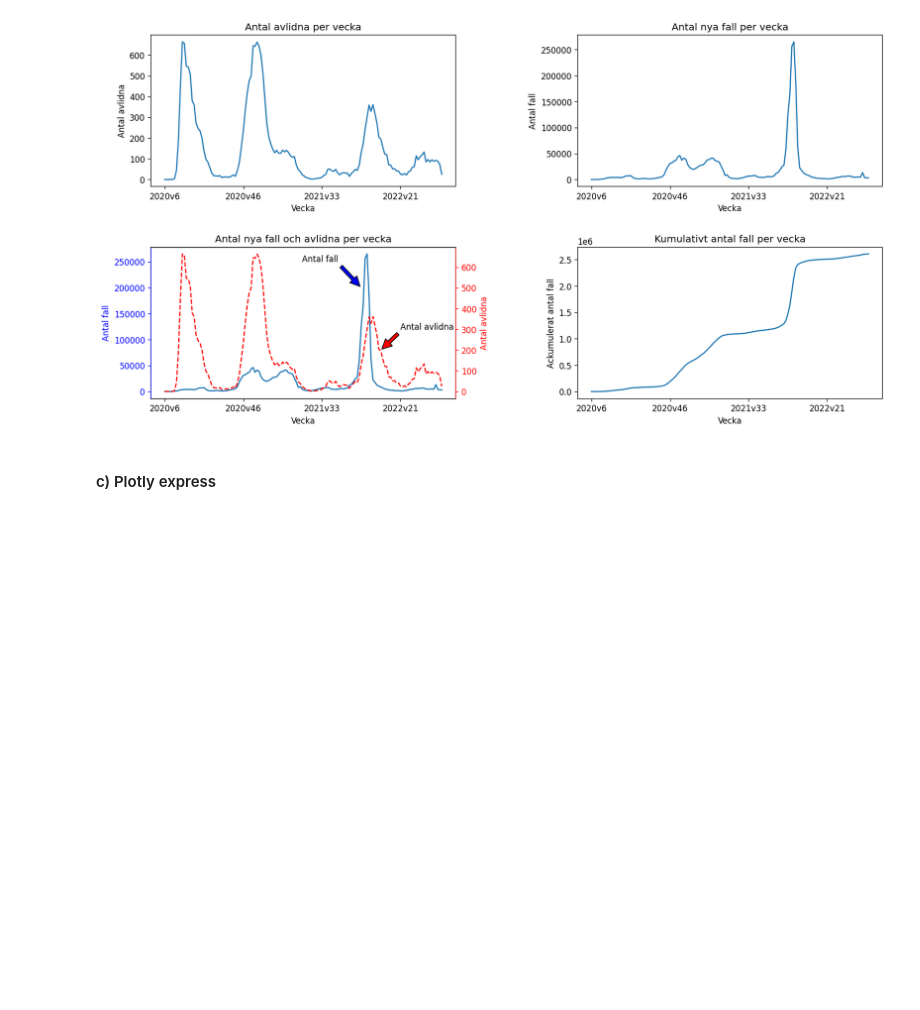
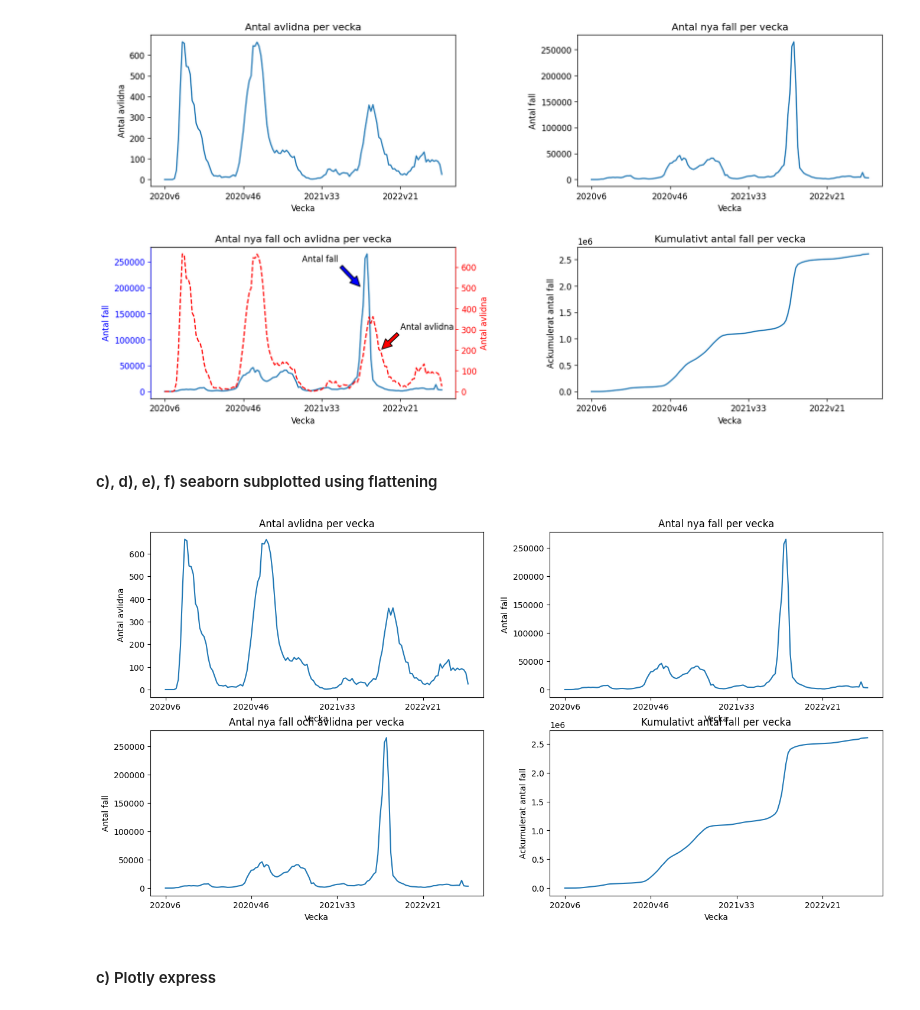
Before and after one commit to DorotaBjoorn/Databehandling-Dorota-Bjoorn, a Jupyter notebook: Lab/Lab_uppg01.ipynb, the cells around one changed output. Cells and saved outputs as stored; diff of their text form; code cells hidden in the pictures; blank space fills up the shorter version.

Commit message:
subplotting with flatten - started

```diff
--- a/Lab/Lab_uppg01.ipynb
+++ b/Lab/Lab_uppg01.ipynb
@@ -215,3 +215,29 @@ plt.savefig("../Lab/Visualiseringar/subplot_1c_1d_1e_2yaxes_1f.png")
 # sns.lineplot(covid19, x = "Vecka", y = "Antal_fall_vecka", ax = ax10)
 # %% [output]
 [figure]
+# %% [markdown]
+#### c), d), e), f) seaborn subplotted using flattening
+# %%
+import seaborn as sns
+import matplotlib.pyplot as plt
+
+fig, axes = plt.subplots(2,2, figsize = (16,8))
+y_cols = ["Antal_avlidna_vecka", "Antal_fall_vecka", "Antal_fall_vecka", "Kum_antal_fall"]
+titles = ["Antal avlidna per vecka", "Antal nya fall per vecka", "Antal nya fall och avlidna per vecka", "Kumulativt antal fall per vecka"]
+y_labels = ["Antal avlidna", "Antal fall", "Antal fall", "Ackumulerat antal fall"]
+
+for axes, y_col, title, y_label in zip(axes.flatten(), y_cols, titles, y_labels):
+    sns.lineplot(data=df_veckodata_riket, x="Vecka", y= y_col, ax = axes)
+    axes.set(title = title, ylabel=y_label)
+    axes.xaxis.set_major_locator(plt.MaxNLocator(5))
+
+#??????????????? hur få in andra plotten i e??????????????????????????????
+    if axes == 2:
+        sns.lineplot(data=df_veckodata_riket, x="Vecka", y="Antal_avlidna_vecka", ax = axes, linestyle="dashed")
+        axes.set(yscale = "log")
+        axes.legend({"Antal fall": "Antal_fall_vecka", "Antal avlidna": "Antal_avlidna_vecka"})
+
+
+#plt.savefig("../Lab/Visualiseringar/subplot_1c_1d_1e_logyaxes_1f.png")
+# %% [output]
+[figure, added]
```
Also changed, not shown: parts of 1 cell of this notebook.
